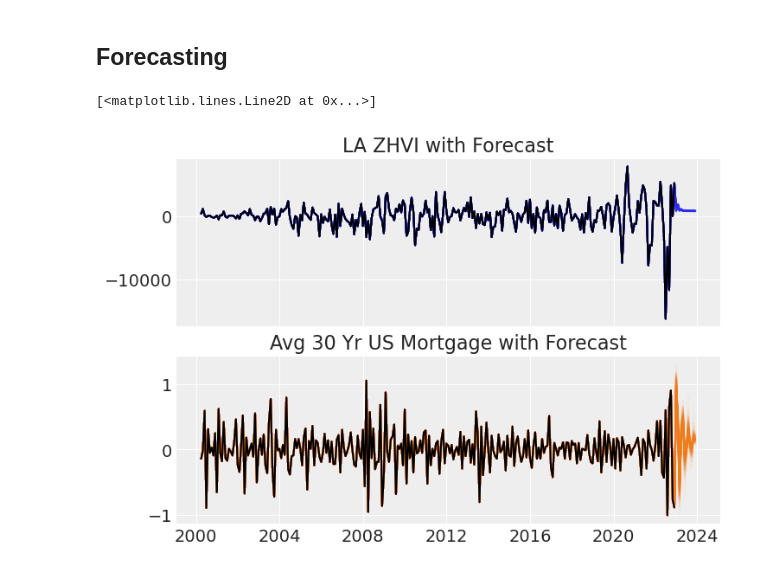
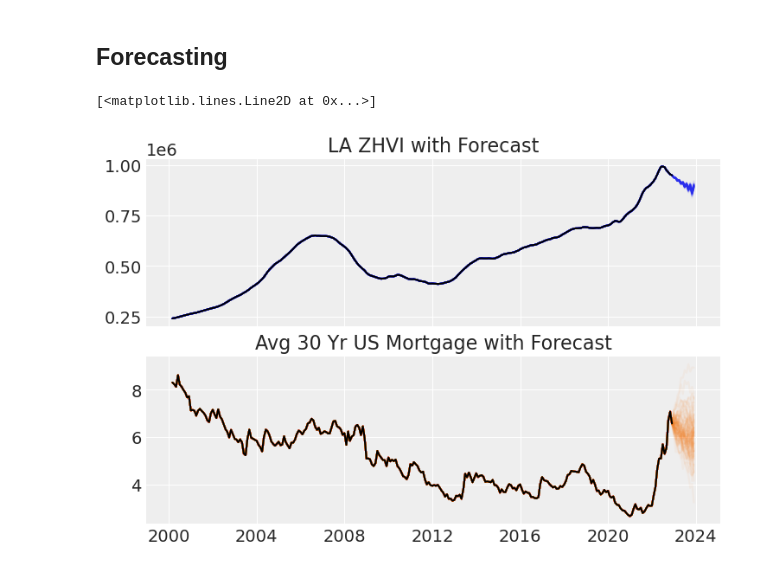
Before and after one commit to jl-haystacks/hackstack-ai-project-3-group1, a Jupyter notebook: Bayesian Vector Autoregression Modeling.ipynb, the cells around one changed output. Cells and saved outputs as stored; diff of their text form; code cells hidden in the pictures.

Commit message:
Corrected observation randomness in forecasting and un-differenced forecasting charts

```diff
--- a/Bayesian Vector Autoregression Modeling.ipynb
+++ b/Bayesian Vector Autoregression Modeling.ipynb
@@ -74,7 +74,7 @@ sample_df
 | 2022-11-30 | 948645.0 | 6.58 |
 275 rows × 2 columns
 # %%
-data = sample_df.diff().diff().dropna()
+data = sample_df.diff().dropna()
 data.head(10)
 # %% [output]
 |  | LosAngelesCA | MORTGAGE30US |
@@ -128,6 +128,7 @@ class BVAR:
                  lag_mean=0, lag_std=10, noise_std=10, minimal_noise = False):
         self.data = df
         self.trace = None
+        self.minimal_noise = minimal_noise
 
         coords = {
             "lags": reversed(range(-lags, 0)),
@@ -176,7 +177,7 @@ class BVAR:
         else:
             raise Exception('Model not fitted. Fit model before proceeding.')
 
-    def _forecast_single(self, df, intercept, lag_coefs, noise, horizon):
+    def _forecast_single(self, df, intercept, lag_coefs, noise, horizon, rng):
         num_lags = len(lag_coefs.coords['lags'])
         df = df.copy() # assume we may need this to prevent issues. TODO: determine if needed
 
@@ -186,12 +187,12 @@ class BVAR:
         for t in range(-1 * horizon, 0):
             lagslice = df[t - num_lags:t or None].values # "or None" ensures last iteration does not return empty list
             var_means = np.sum(lag_coefs * lagslice, axis=(-1, -2)) # broadcast lags to timesteps and cross-vars to vars
-            var_vals = intercept + var_means + noise
+            var_vals = intercept + var_means + rng.normal(0, noise, size=(var_means.shape))
             df.iloc[t] = var_vals
 
         return df
 
-    def forecast(self, df=None, trace=None, horizon=1, draws=100, use_mean_parameters=False):
+    def forecast(self, df=None, trace=None, horizon=1, draws=100, use_mean_parameters=False, rng=np.random.default_rng()):
         if df is None:
             df = self.data
 
@@ -208,9 +209,12 @@ class BVAR:
 
         intercept_samples = post['intercept'].isel(sample=random_idxs)
         lag_coefs_samples = post['lag_coefs'].isel(sample=random_idxs)
-        noise_samples = post['noise'].isel(sample=random_idxs)
+        if self.minimal_noise is False:
+            noise_samples = post['noise'].isel(sample=random_idxs)
+        else:
+            noise_samples = np.ones(shape=(intercept_samples.shape[0],))
 
-        return [self._forecast_single(df, intercept_samples[i], lag_coefs_samples[i], noise_samples[i], horizon)
+        return [self._forecast_single(df, intercept_samples[i], lag_coefs_samples[i], noise_samples[i], horizon, rng)
                 for i in range(draws)]
 
     def summary(self):
@@ -308,19 +310,23 @@ az.compare(LAtraces)
 Unfortunately, the high p_loo values in both models compared to the number of parameters in the models inidcates that our models are misspecified. TODO: Redo with manually calculated LOO-CV
 # %% [markdown]
 ## Forecasting
+# %%
+def integrate(startpoint, differences):
+    return startpoint + differences.cumsum()
 # %%
 forecast_draws = BVAR_model.forecast(horizon=12)
 # %%
 _, ax = plt.subplots(2, 1, sharex=True)
 ax[0].set_title("LA ZHVI with Forecast")
 ax[1].set_title("Avg 30 Yr US Mortgage with Forecast")
 
 for draw in forecast_draws:
-    ax[0].plot(draw.index, draw.iloc[:,0], color="C0", alpha=0.05)
-    ax[1].plot(draw.index, draw.iloc[:, 1], color="C1", alpha=0.05)
+    forecast = integrate(sample_df.iloc[0], draw)
+    ax[0].plot(draw.index, forecast.iloc[:,0], color="C0", alpha=0.05)
+    ax[1].plot(draw.index, forecast.iloc[:, 1], color="C1", alpha=0.05)
 
-ax[0].plot(data.index, data.iloc[:,0], color="black")
-ax[1].plot(data.index, data.iloc[:,1], color="black")
+ax[0].plot(data.index, sample_df.iloc[1:,0], color="black")
+ax[1].plot(data.index, sample_df.iloc[1:,1], color="black")
 # %% [output]
 [<matplotlib.lines.Line2D at 0x...>]
-[figure, old version]
+[figure, new version]
```
Also changed, not shown: parts of 11 cells of this notebook.
